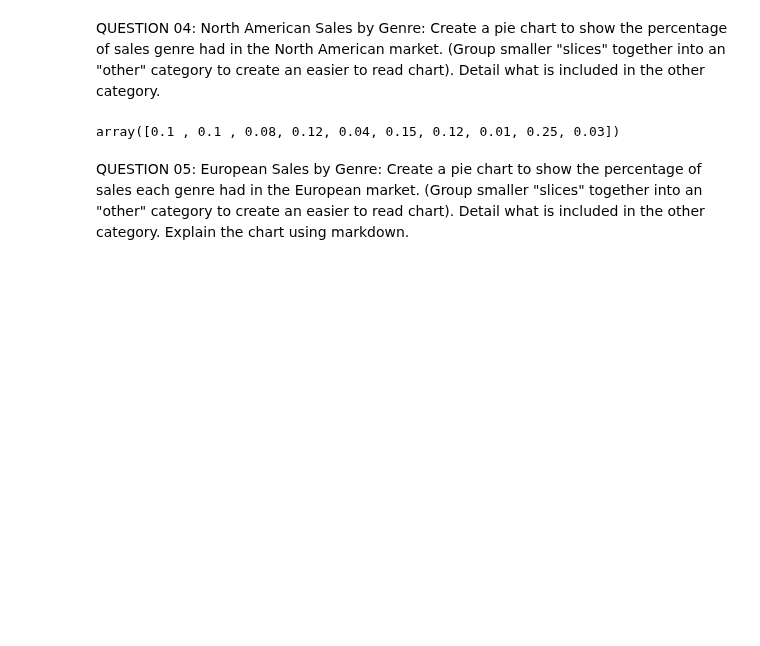
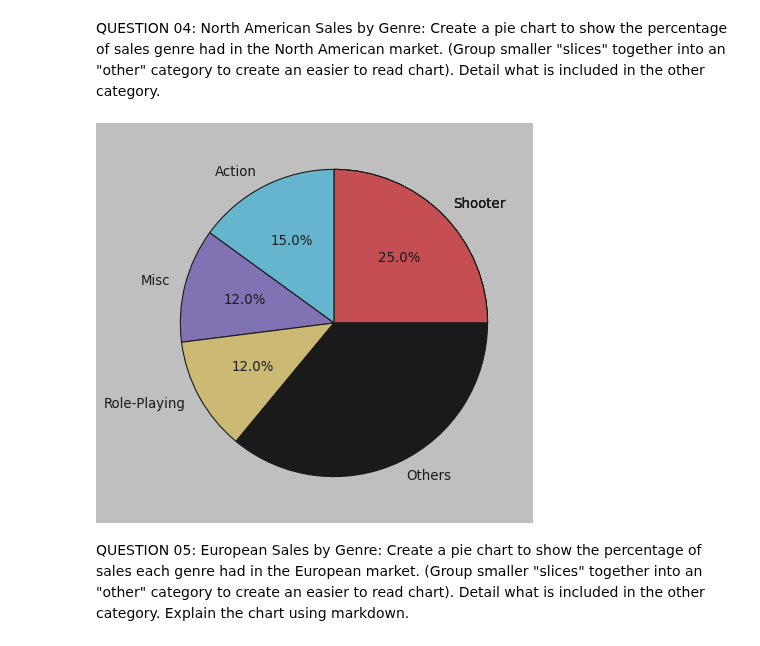
Before and after one commit to 3Grey6Jedi9/Data-Analysis-Project-06, a Jupyter notebook: Video Game Sales.ipynb, the cells around one changed output. Cells and saved outputs as stored; diff of their text form; code cells hidden in the pictures; blank space fills up the shorter version.

```diff
--- a/Video Game Sales.ipynb
+++ b/Video Game Sales.ipynb
@@ -132,30 +132,38 @@ QUESTION 04: North American Sales by Genre: Create a pie chart to show the perce
 # %%
 genres = np.array(video_game['Genre'].unique())
 proportion = []
 for g in genres:
     proportion.append(len(video_game[video_game['Genre']==g])/len(video_game))
 propor = np.array(proportion)
 gen = list(genres)
+propor_copy = proportion
 
 top_p = []
 top_g = []
 
 
 while len(top_p) < 4:
     for p in proportion:
         if p == max(proportion):
             top_p.append(p)
             top_g.append(gen[proportion.index(p)])
             gen.remove(gen[proportion.index(p)])
             proportion.remove(p)
         else:
             continue
 
-#Sum the rest and add that number to the top_p list and convert it into an array
-# Do the same thing with the top_g
 # Create the Pie Chart with that information
+
+rest = sum(np.array(propor_copy))
+top_values = np.append(np.array(top_p), rest)
+top_g.append('Others')
+top_labels = np.array(top_g)
+top_values, top_labels
+
+plt.pie(top_values, labels=top_labels, autopct='%1.1f%%')
+plt.show()
 # %% [output]
-array([0.1 , 0.1 , 0.08, 0.12, 0.04, 0.15, 0.12, 0.01, 0.25, 0.03])
+[figure, added]
 # %% [markdown]
 QUESTION 05: European Sales by Genre: Create a pie chart to show the percentage of sales each genre had in the European market. (Group smaller "slices" together into an "other" category to create an easier to read chart). Detail what is included in the other category. Explain the chart using markdown.
 # %% [markdown]
```
